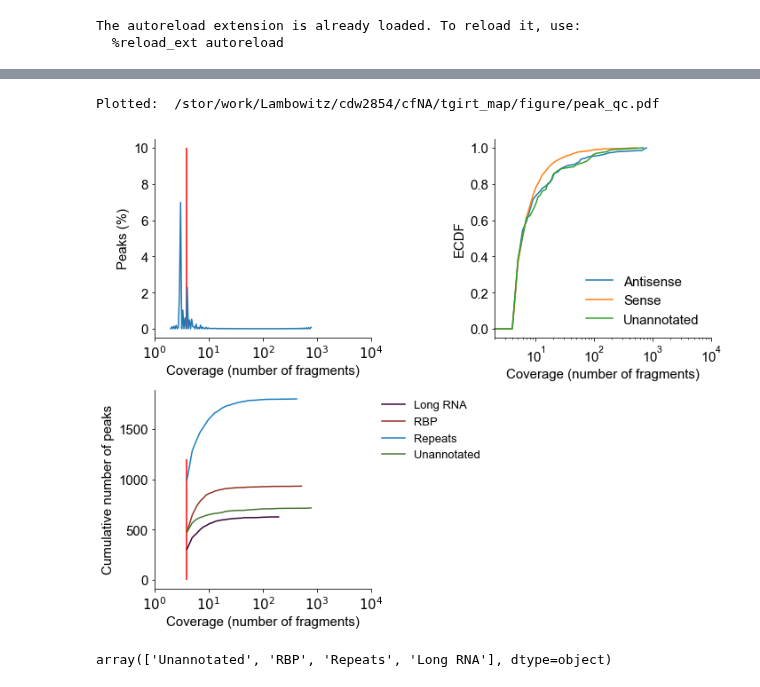
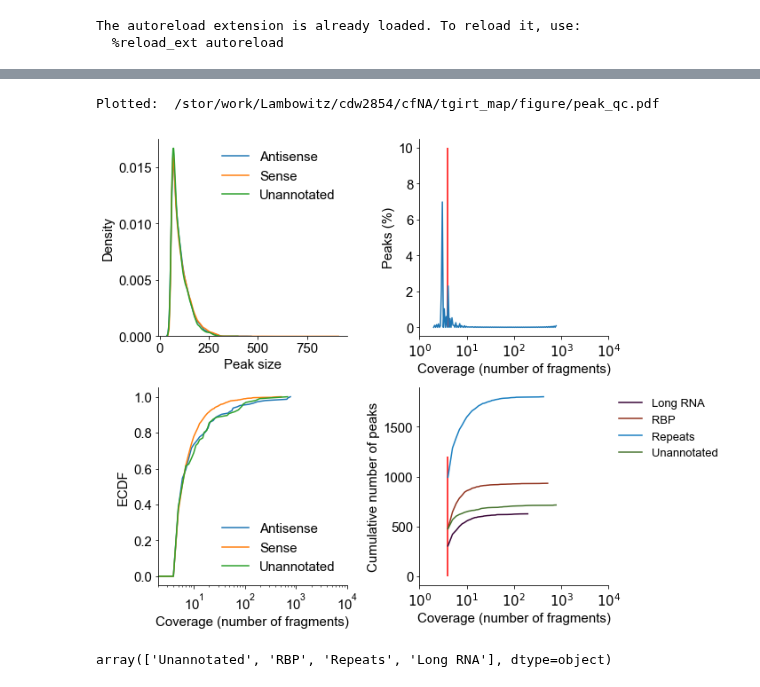
Before and after one commit to wckdouglas/cfNA, a Jupyter notebook: plots/peak_analysis.ipynb, the cells around one changed output, grey strips where cells are left out. Cells and saved outputs as stored; diff of their text form; code cells hidden in the pictures.

```diff
--- a/plots/peak_analysis.ipynb
+++ b/plots/peak_analysis.ipynb
@@ -75,27 +75,30 @@ ce.encoder = {'Long RNA': '#370335',
      'snoRNA': '#FED439'}
 # %%
 fig = plt.figure(figsize=(10,8))
-cov_ax = fig.add_subplot(221)
-number_ax = fig.add_subplot(223)
-dist_cov_ax = fig.add_subplot(222)
+size_ax = fig.add_subplot(221)
+cov_ax = fig.add_subplot(222)
+number_ax = fig.add_subplot(224)
+dist_cov_ax = fig.add_subplot(223)
 #peak_annotation_ax = fig.add_subplot(224)
 
+plot_peak_size(peak_df, ax = size_ax)
+size_ax.legend(fontsize=15, frameon=False)
 plot_peak_coverage(peak_df, cov_ax, log=True)
 #plot_cov_density(peak_df, dist_cov_ax)
 plot_peak_cum_cov(peak_df, dist_cov_ax)
 plot_peak_number(peak_df, number_ax, ce)
 #### add hepG2
 #combined_peaks = pd.concat([peak_df.assign(annotation = 'K562'),
 #                        hep_peak_df.assign(annotation = 'K562 + HepG2')])
 #plot_peak_bar(peak_annotation_ax, combined_peaks)
 fig.tight_layout()
 
 figurename = figure_path + '/peak_qc.pdf'
 fig.savefig(figurename, bbox_inches = 'tight')
 print('Plotted: ', figurename)
 # %% [output]
 Plotted:  /stor/work/Lambowitz/cdw2854/cfNA/tgirt_map/figure/peak_qc.pdf
-[figure, old version]
+[figure, new version]
 # %%
 peak_df.sense_gtype.unique()
 # %% [output]
```
Also changed, not shown: 2 other files.
